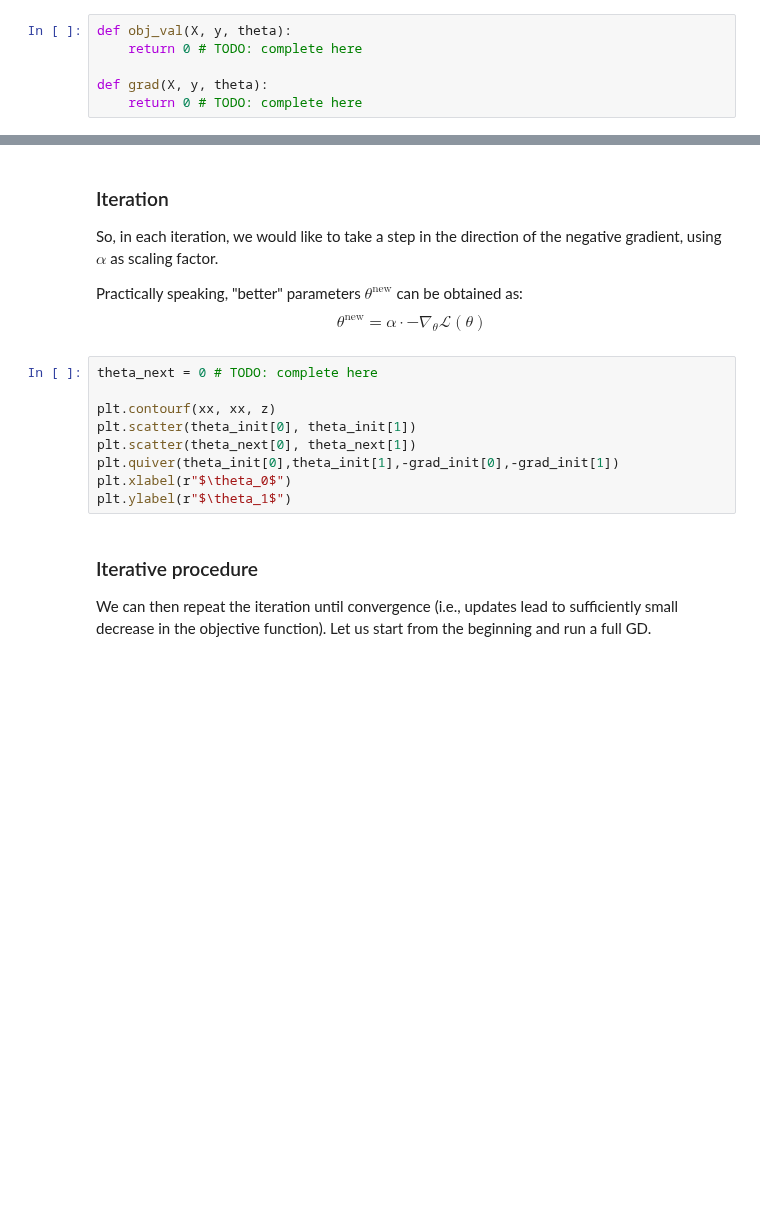
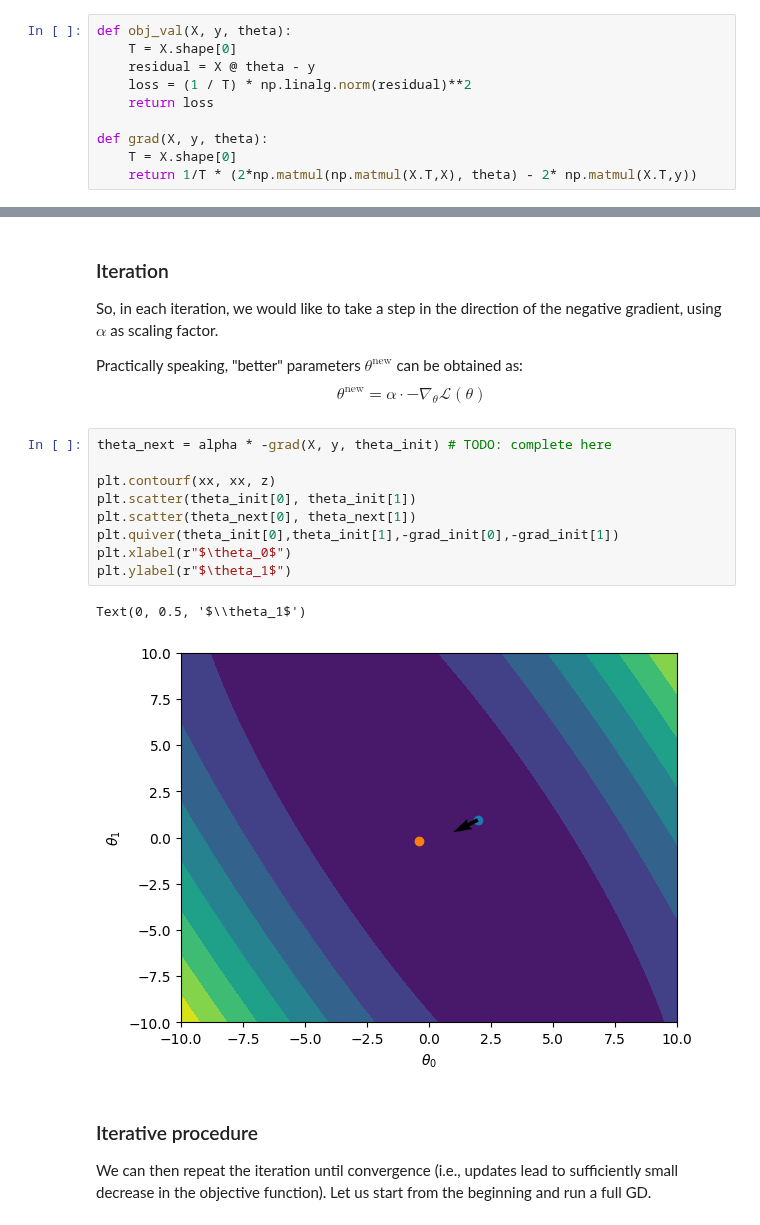
Before and after one commit to FelixFritz02/MasterKL, a Jupyter notebook: AI Numerics/Exercises/sheet01/1_linear_regression.ipynb, the cells around one changed output, grey strips where cells are left out. Cells and saved outputs as stored; diff of their text form; blank space fills up the shorter version.

```diff
--- a/AI Numerics/Exercises/sheet01/1_linear_regression.ipynb
+++ b/AI Numerics/Exercises/sheet01/1_linear_regression.ipynb
@@ -32,10 +38,14 @@ As loss, we can use:
 $$\mathcal{L}(\theta) = \frac{1}{T} \Vert X\theta-y\Vert^2_2$$
 # %%
 def obj_val(X, y, theta):
-    return 0 # TODO: complete here
+    T = X.shape[0]
+    residual = X @ theta - y
+    loss = (1 / T) * np.linalg.norm(residual)**2
+    return loss
 
 def grad(X, y, theta):
-    return 0 # TODO: complete here
+    T = X.shape[0]
+    return 1/T * (2*np.matmul(np.matmul(X.T,X), theta) - 2* np.matmul(X.T,y))
 # %% [markdown]
 We start with a random initialization of $\theta$ and an arbitrary small value of $\alpha$.
 # %%
@@ -69,14 +82,17 @@ So, in each iteration, we would like to take a step in the direction of the nega
 Practically speaking, "better" parameters $\theta^{\text{new}}$ can be obtained as:
 $$\theta^{\text{new}} = \alpha \cdot-\nabla_\theta \mathcal{L}(\theta)$$
 # %%
-theta_next = 0 # TODO: complete here
+theta_next = alpha * -grad(X, y, theta_init) # TODO: complete here
 
 plt.contourf(xx, xx, z)
 plt.scatter(theta_init[0], theta_init[1])
 plt.scatter(theta_next[0], theta_next[1])
 plt.quiver(theta_init[0],theta_init[1],-grad_init[0],-grad_init[1])
 plt.xlabel(r"$\theta_0$")
 plt.ylabel(r"$\theta_1$")
+# %% [output]
+Text(0, 0.5, '$\\theta_1$')
+[figure, added]
 # %% [markdown]
 ### Iterative procedure
 We can then repeat the iteration until convergence (i.e., updates lead to sufficiently small decrease in the objective function). Let us start from the beginning and run a full GD.
```
Also changed, not shown: parts of 7 cells of this notebook, 2 other files.
